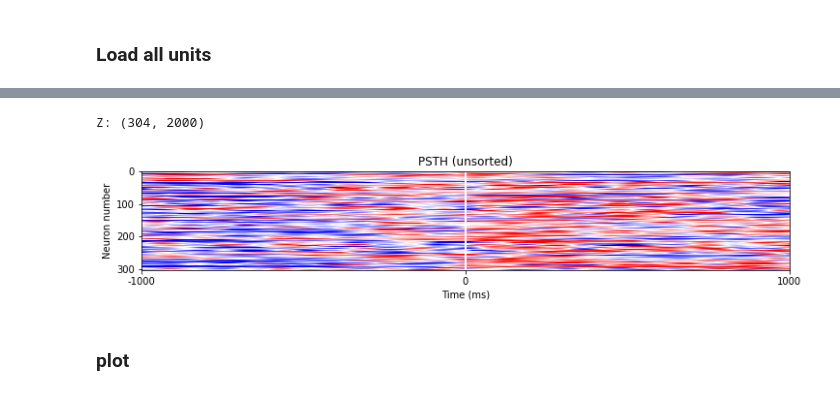
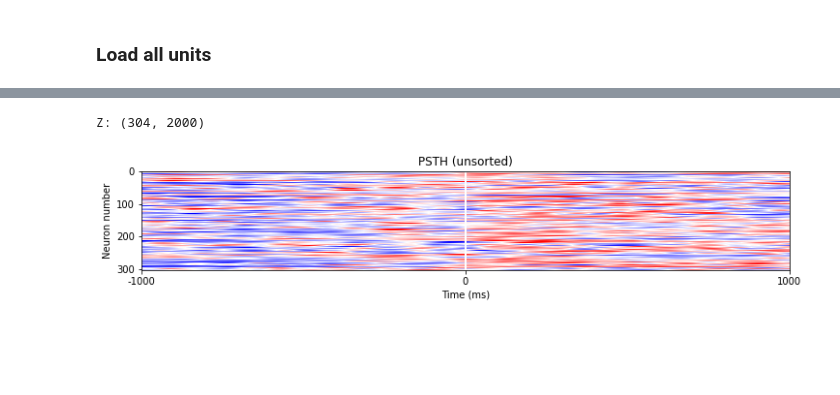
Before and after one commit to Egzona66/APA_setup, a Jupyter notebook: electrophysiology/classify_units.ipynb, the cells around one changed output, grey strips where cells are left out. Drawn from its saved outputs; the diff is of its cells as text; code cells hidden in the pictures; blank space fills up the shorter version.

Commit message:
almost done clustering

```diff
--- a/electrophysiology/classify_units.ipynb
+++ b/electrophysiology/classify_units.ipynb
@@ -7,9 +7,11 @@ import numpy as np
 import pandas as pd
 import os
 from scipy.stats import sem, zscore
+from sklearn.decomposition import PCA
+from tslearn.clustering import TimeSeriesKMeans
 
 from fcutils.plot.elements import plot_mean_and_error
-
+from fcutils.plot.figure import calc_nrows_ncols
 sys.path.append("./")
 
 fld = Path(os.getcwd()).parent
@@ -17,17 +19,17 @@ sys.path.append(str(fld))
 
 from electrophysiology.utils import load_rec_data, get_locomotion_onset_times
 
-cache = Path("/Users/federicoclaudi/Desktop/APA")
+# cache = Path("/Users/federicoclaudi/Desktop/APA")
+cache = Path("/Users/federicoclaudi/Desktop/neuropixels")
 tracking_files = cache.glob("*.parquet")
-recordings = [f.stem for f in tracking_files]
+recordings = [f.stem for f in tracking_files if not f.stem.startswith("._")]
 len(recordings)
 # %% [output]
 18
 # %% [markdown]
 ### Load all units
 # %%
-DeltaT = 2000 # time before/after frame
-BaselineDuration = 2000 # number of samples going into baseline evaluation
+DeltaT = 1000 # time before/after frame
 
 
 units_traces = {}
@@ -47,18 +49,18 @@ for i, rec in enumerate(recordings):
 
     for i, name in enumerate(units_names):
         alltraces = []
-        for paw, timepoints, color in zip(("fr", "fl"), (right_fl_onsets, left_fl_onsets), "rg"):
+        for timepoints in  right_fl_onsets, left_fl_onsets:
                 traces = []
                 for frame in timepoints:
                     trace = units[name].values[frame-DeltaT:frame+DeltaT]
 
 
-                    if len(trace) < 4000:
+                    if len(trace) < 2*DeltaT:
                         continue
                     traces.append(trace)
 
 
                 alltraces.extend(traces)
-        units_traces[rec+"_"+name] = np.vstack(alltraces)[:, 1000:3000]
+        units_traces[rec+"_"+name] = alltraces
 # %% [output]
 Doing 1 of 18
@@ -95,16 +102,14 @@ Start by collecting all PSTHs in a matrix and creating a heatmap.
 # %%
-Z = np.vstack(
-    [zscore(np.mean(x, 0)) for x in units_traces.values()]
-)
+Z = zscore(np.vstack(
+    [np.mean(x, 0) for x in units_traces.values()]
+), 1)
 print(f"Z: {Z.shape}")
 
-
+# plot PSTH as heatmap
 f, ax = plt.subplots(figsize=(12, 10))
-ax.imshow(Z, cmap="bwr", clim=[-1, 1])
+ax.imshow(Z, cmap="bwr", clim=[-1.5, 1.5])
 ax.axvline(1000, lw=2, color="white")
 _ = ax.set(xlabel="Time (ms)", xticks=[0, 1000, 2000], xticklabels=[-1000, 0, 1000], ylabel="Neuron number", title="PSTH (unsorted)")
 # %% [output]
 Z: (304, 2000)
-[figure, old version]
+[figure, new version]
-# %% [markdown]
-### plot
```
Also changed, not shown: parts of 11 cells of this notebook, 1 other file.
